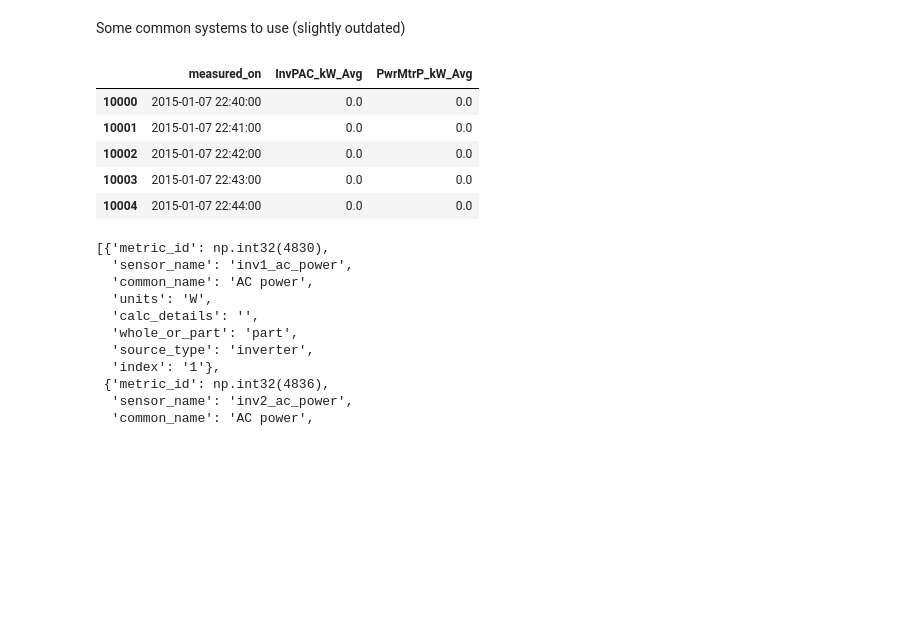
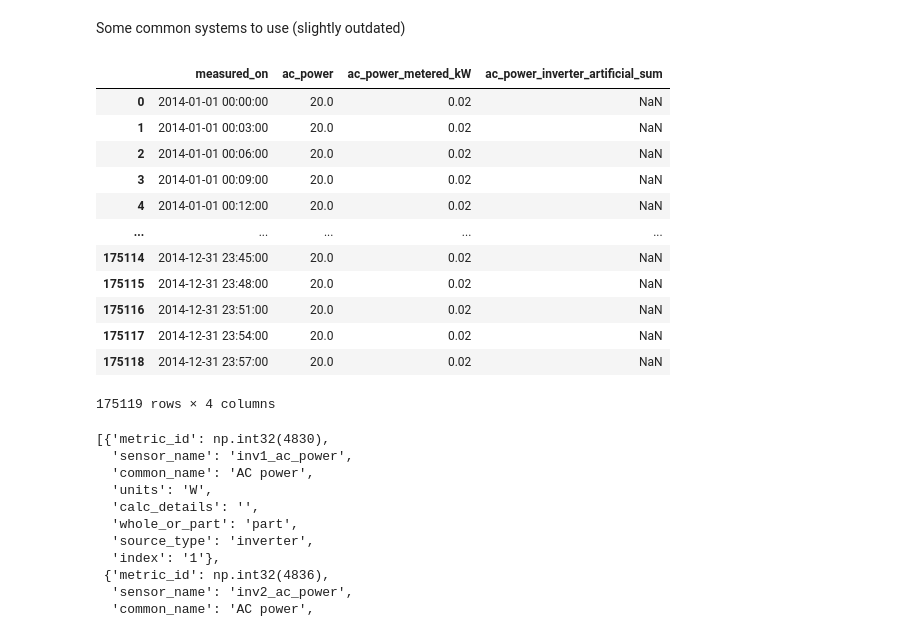
Before and after one commit to Erdos-Projects/predicting-day-ahead-solar-power-production, a Jupyter notebook: src/data/pwr/ac_power_filter_maker_mk_3.ipynb, the cells around one changed output. Drawn from its saved outputs; the diff is of its cells as text; code cells hidden in the pictures; blank space fills up the shorter version.

```diff
--- a/src/data/pwr/ac_power_filter_maker_mk_3.ipynb
+++ b/src/data/pwr/ac_power_filter_maker_mk_3.ipynb
@@ -939,7 +939,12 @@ def ac_power_gather_data_single_year(
                              + f'for the year {year}!')
         else:
             return None
-
+    # if missing variables, grab variable names to include later
+    missing_ids = set(metric_ids).difference(set(system_year_df['metric_id']))
+    if (len(missing_ids) > 0) and error_on_no_data:
+        raise ValueError(f'System {system_id} has missing AC Power data\n'
+                         + f'for the year {year}!\n'
+                         + f'{missing_ids}')
 
     system_year_df = system_year_df.drop_duplicates()
     # See if multiple values at a given time
@@ -968,6 +973,10 @@ def ac_power_gather_data_single_year(
     wide_df.columns.name = ''
     # reset the index
     wide_df = wide_df.reset_index()
+    # if missing metric_id's, add them at this point.
+    if len(missing_ids) > 0:
+        for metric_id in missing_ids:
+            wide_df.loc[:, metric_id] = np.full(wide_df.shape[0], np.nan)
     # Some systems have part-data and not aggregate data;
     # amend this mistake.
     if add_aggs:
@@ -1026,23 +1035,30 @@ def ac_power_gather_data_single_year(
 
     return(my_ac_power_names, my_ac_power_metadata, wide_df)
 # %%
-(metrics_4901, meta_4901, data_4901) = ac_power_gather_data_single_year(
+(metrics_1200, meta_1200, data_1200) = ac_power_gather_data_single_year(
     all_ac_pow_metrics=all_ac_power_names,
     all_ac_pow_metadata=all_ac_power_meta,
-    system_id=4901,
-    year=2015,
-    error_on_no_data=True,
+    system_id=1200,
+    year=2014,
+    error_on_no_data=False,
     add_aggs=True
 )
 # %%
-data_4901.iloc[10000:10005]
+data_1200
 # %% [output]
-|  | measured_on | InvPAC_kW_Avg | PwrMtrP_kW_Avg |
-| 10000 | 2015-01-07 22:40:00 | 0.0 | 0.0 |
-| 10001 | 2015-01-07 22:41:00 | 0.0 | 0.0 |
-| 10002 | 2015-01-07 22:42:00 | 0.0 | 0.0 |
-| 10003 | 2015-01-07 22:43:00 | 0.0 | 0.0 |
-| 10004 | 2015-01-07 22:44:00 | 0.0 | 0.0 |
+|  | measured_on | ac_power | ac_power_metered_kW | ac_power_inverter_artificial_sum |
+| 0 | 2014-01-01 00:00:00 | 20.0 | 0.02 | NaN |
+| 1 | 2014-01-01 00:03:00 | 20.0 | 0.02 | NaN |
+| 2 | 2014-01-01 00:06:00 | 20.0 | 0.02 | NaN |
+| 3 | 2014-01-01 00:09:00 | 20.0 | 0.02 | NaN |
+| 4 | 2014-01-01 00:12:00 | 20.0 | 0.02 | NaN |
+| ... | ... | ... | ... | ... |
+| 175114 | 2014-12-31 23:45:00 | 20.0 | 0.02 | NaN |
+| 175115 | 2014-12-31 23:48:00 | 20.0 | 0.02 | NaN |
+| 175116 | 2014-12-31 23:51:00 | 20.0 | 0.02 | NaN |
+| 175117 | 2014-12-31 23:54:00 | 20.0 | 0.02 | NaN |
+| 175118 | 2014-12-31 23:57:00 | 20.0 | 0.02 | NaN |
+175119 rows × 4 columns
 # %%
 all_ac_power_names[1422]
 # %%
```
Also changed, not shown: parts of 14 cells of this notebook, 2 other files.
